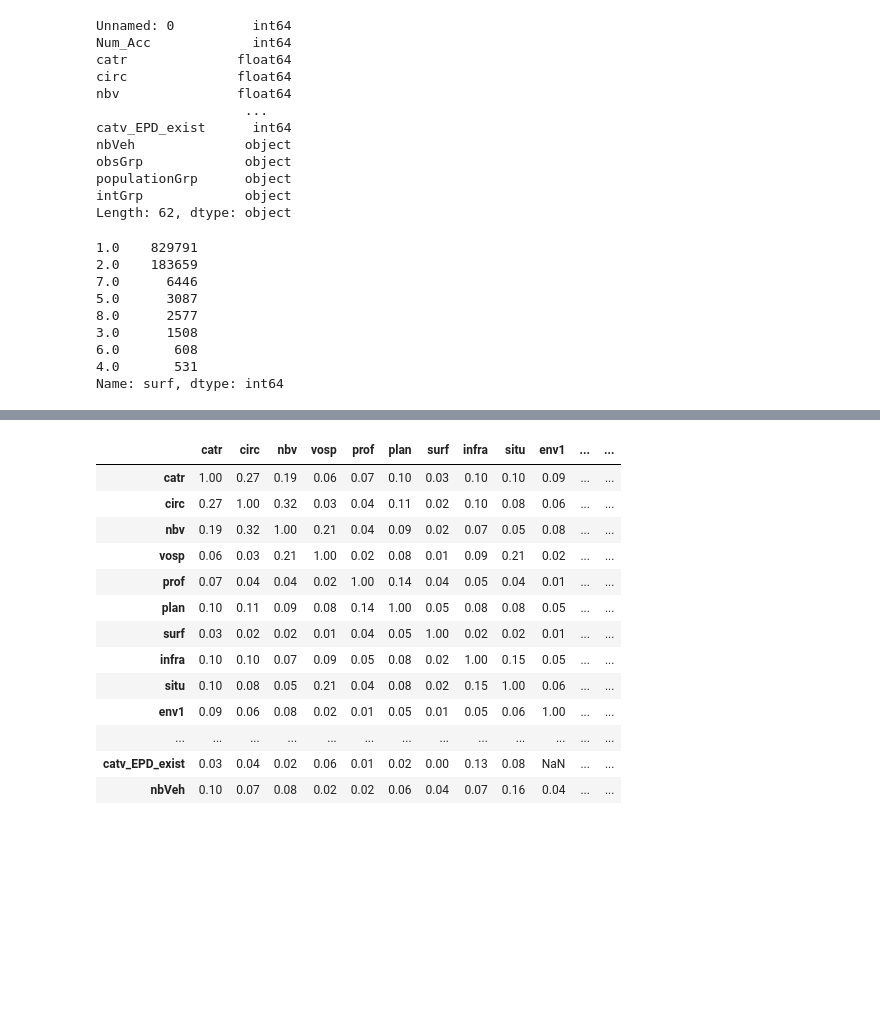
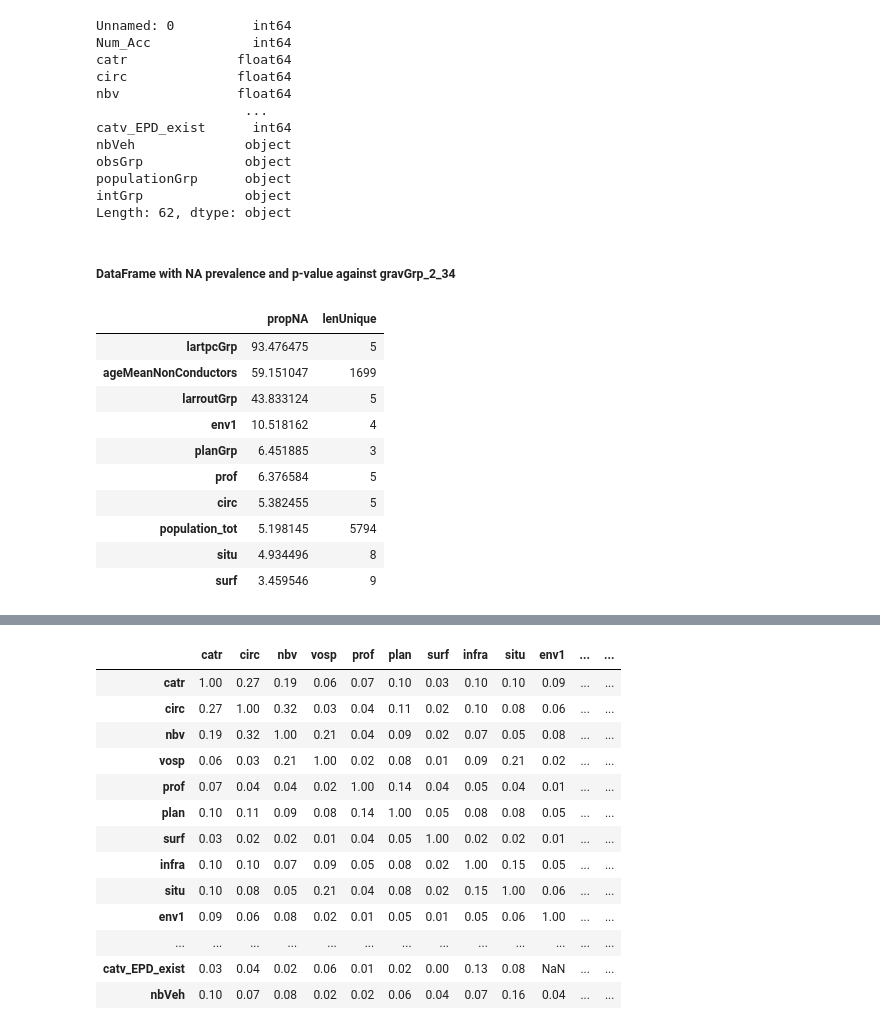
Before and after one commit to YacineHajjiDataScientist/20220814_dsProject, a Jupyter notebook: 20220821_projectDS.ipynb, the cells around one changed output, grey strips where cells are left out. Drawn from its saved outputs; the diff is of its cells as text; code cells hidden in the pictures; blank space fills up the shorter version.

```diff
--- a/20220821_projectDS.ipynb
+++ b/20220821_projectDS.ipynb
@@ -2083,15 +2088,5 @@ obsGrp             object
 populationGrp      object
 intGrp             object
 Length: 62, dtype: object
-# %%
-dfPool.surf.value_counts()
-# %% [output]
-1.0    829791
-2.0    183659
-7.0      6446
-5.0      3087
-8.0      2577
-3.0      1508
-6.0       608
-4.0       531
-Name: surf, dtype: int64
+# %% [markdown]
+##### DataFrame with NA prevalence and p-value against gravGrp_2_34
@@ -2097,0 +2096,17 @@ Name: surf, dtype: int64
+# %%
+dfDescVarExpl = pd.DataFrame({'propNA':dfPool.isnull().sum() * 100 / len(dfPool),
+                              'lenUnique':dfPool.apply(lambda x: len(x.unique()), axis=0)})
+# %%
+dfDescVarExpl.sort_values('propNA', ascending=False).head(10)
+# %% [output]
+|  | propNA | lenUnique |
+| lartpcGrp | 93.476475 | 5 |
+| ageMeanNonConductors | 59.151047 | 1699 |
+| larroutGrp | 43.833124 | 5 |
+| env1 | 10.518162 | 4 |
+| planGrp | 6.451885 | 3 |
+| prof | 6.376584 | 5 |
+| circ | 5.382455 | 5 |
+| population_tot | 5.198145 | 5794 |
+| situ | 4.934496 | 8 |
+| surf | 3.459546 | 9 |
```
Also changed, not shown: parts of 7 cells of this notebook, 1 other file.
